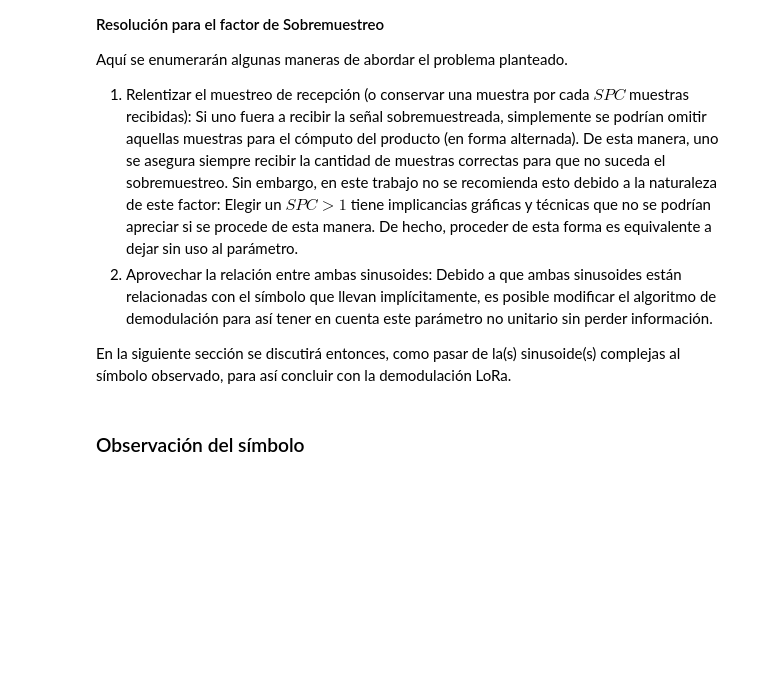
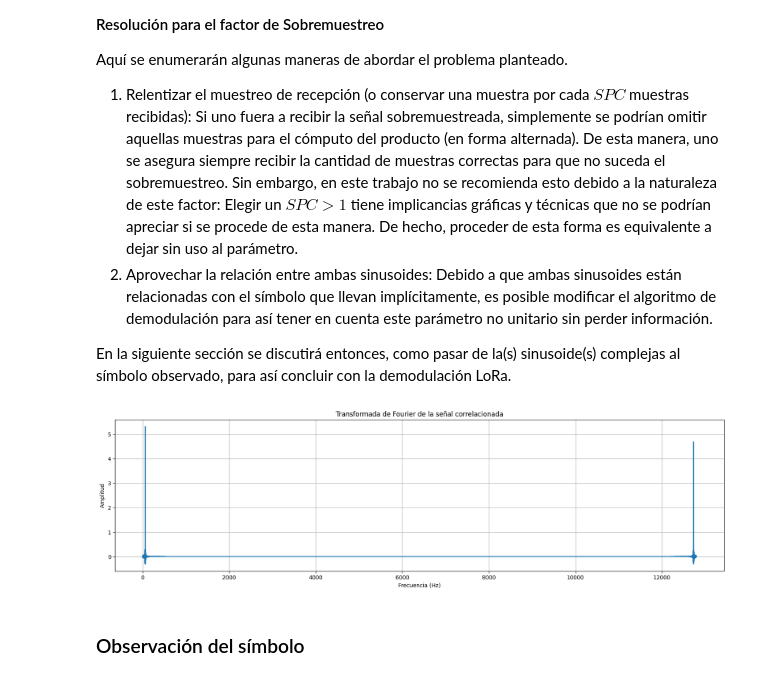
Before and after one commit to stefaema/LoRaSimulator, a Jupyter notebook: Definitive/lora_concept_breakdown.ipynb, the cells around one changed output. Drawn from its saved outputs; the diff is of its cells as text; code cells hidden in the pictures; blank space fills up the shorter version.

```diff
--- a/Definitive/lora_concept_breakdown.ipynb
+++ b/Definitive/lora_concept_breakdown.ipynb
@@ -425,6 +486,42 @@ Aquí se enumerarán algunas maneras de abordar el problema planteado.
 2. Aprovechar la relación entre ambas sinusoides: Debido a que ambas sinusoides están relacionadas con el símbolo que llevan implícitamente, es posible modificar el algoritmo de demodulación para así tener en cuenta este parámetro no unitario sin perder información.
 
 En la siguiente sección se discutirá entonces, como pasar de la(s) sinusoide(s) complejas al símbolo observado, para así concluir con la demodulación LoRa.
+# %%
+def correlate(signal, sf, downchirp, return_symbol_instead=False):
+    '''
+    This function correlates a signal with a downchirp signal, resulting in the demodulation of the message.
+    Parameters:
+    signal: complex signal (array)
+    sf: spreading factor
+    downchirp: downchirp signal (array)
+    return_symbol_instead: boolean to return the symbol instead of the fourier transform
+    '''
+    product = []
+    for i in range(len(signal)):
+        product.append(signal[i] * downchirp[i])
+
+    fourier_transform = np.fft.fft(product)
+
+    if return_symbol_instead:
+        return np.argmax(fourier_transform)
+    return fourier_transform
+
+spreading_factor, bandwidth, samples_per_chip = 7, 125e3, 100 #  Definimos los parámetros
+symbol = 60 # Definimos el símbolo a analizar
+timeline = generate_time_samples(spreading_factor, bandwidth, samples_per_chip) # Generamos las muestras de tiempo
+signal,_ = generate_signal(timeline, symbol, spreading_factor, bandwidth, samples_per_chip) # Generamos la señal
+downchirp = generate_downchirp(spreading_factor, bandwidth, timeline) # Generamos el downchirp
+
+fourier_transform = correlate(signal, spreading_factor, downchirp) # Correlacionamos la señal con el downchirp
+plt.figure(figsize=(20, 5))
+plt.plot(fourier_transform)
+plt.xlabel('Frecuencia (Hz)')
+plt.ylabel('Amplitud')
+plt.title('Transformada de Fourier de la señal correlacionada')
+plt.grid(True)
+plt.show()
+# %% [output]
+[figure, added]
 # %% [markdown]
 ### Observación del símbolo
 # %% [markdown]
```
Also changed, not shown: parts of 11 cells of this notebook.
